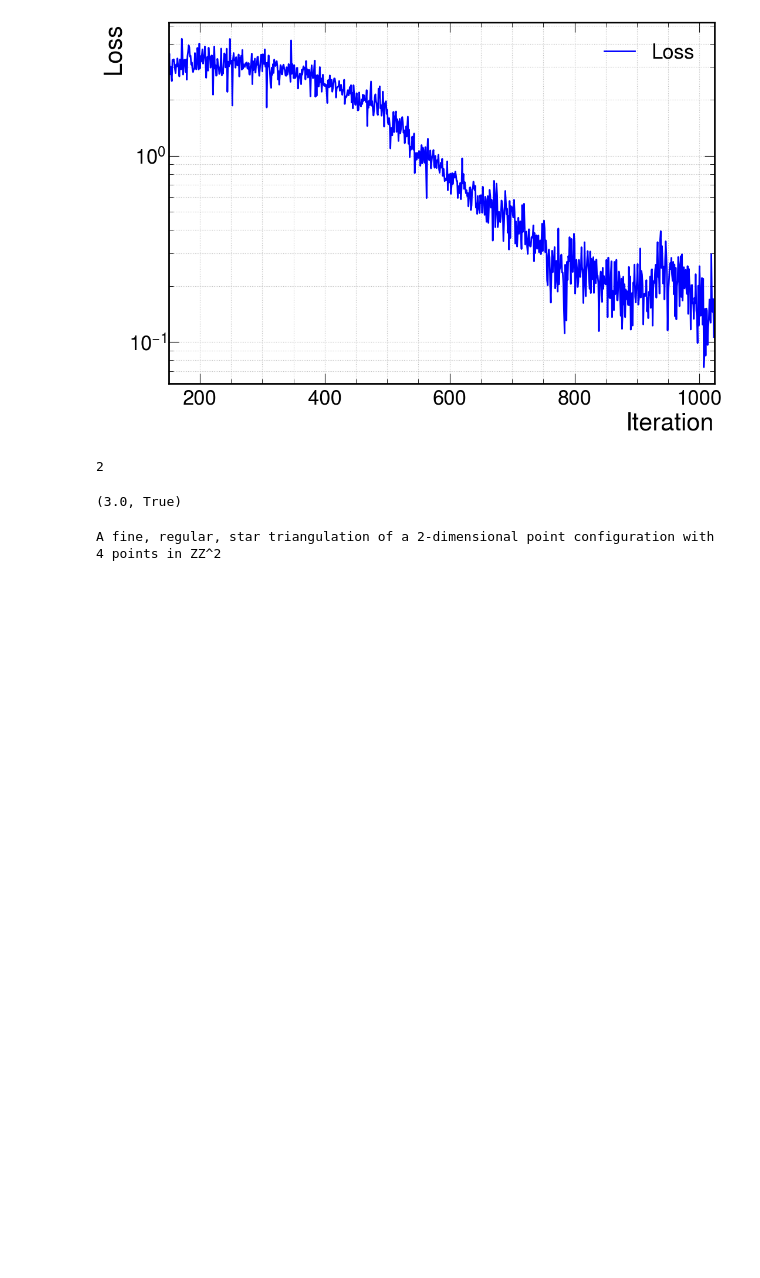
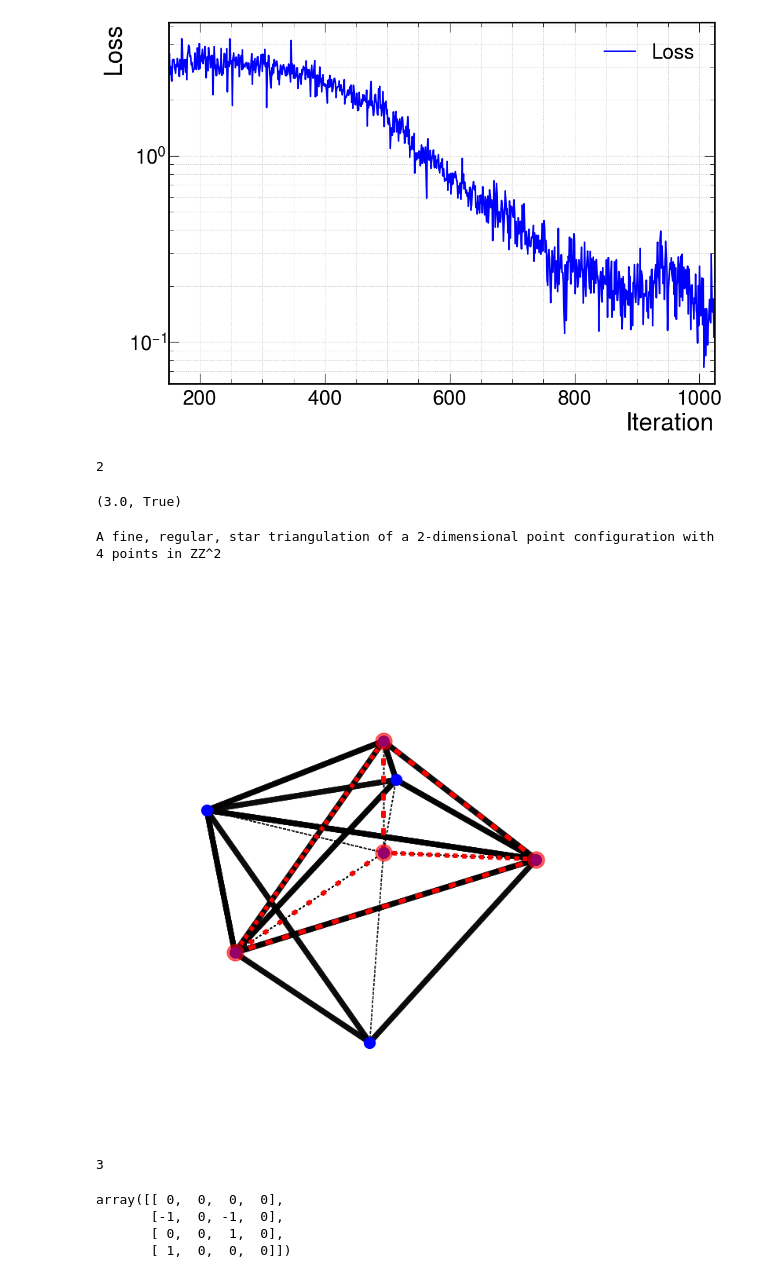
Before and after one commit to elliheyes/Triangulation-Generation, a Jupyter notebook: RL_fib_and_triang.ipynb, the cells around one changed output. Cells and saved outputs as stored; diff of their text form; code cells hidden in the pictures; blank space fills up the shorter version.

Commit message:
Added visualization of the fibration structure. Bugfixes

```diff
--- a/RL_fib_and_triang.ipynb
+++ b/RL_fib_and_triang.ipynb
@@ -403,7 +403,7 @@ class FibrationTriangulationEnvironment(object):
         if FRST == 1 and is_reflexive:
             t_src = self.combine_triangulation(state[0])
             r_compatibility += 1
-            for t in t_src.neighbor_triangulations() + [t_src]:
+            for t in t_src.neighbor_triangulations(backend='cgal') + [t_src]:
                 if not t.is_star(): continue
                 vertices = self._s_env.intersect(state[1])
 
@@ -771,3 +771,66 @@ for t in t_src.neighbor_triangulations() + [t_src]:
             break
 # %% [output]
 A fine, regular, star triangulation of a 2-dimensional point configuration with 4 points in ZZ^2
+# %%
+fig = plt.figure(figsize=(9,9))
+ax = fig.add_subplot(111, projection='3d')
+
+pts = p.points_not_interior_to_facets()[:,:3]
+
+pts_sub = Polytope(vertices).points()
+
+
+
+def plot(simplices, p, params = None, mask_internal_edges=False):
+    for i, simplex in enumerate(simplices):
+        for j in range(len(simplex)):
+            for k in range(len(simplex)):
+                # if j == k: continue
+                facet_j = lambda j: p[simplex[j % len(simplex)]]
+
+                if params is None:
+                    params = {
+                        'c': 'k',
+                        'linewidth': '5'}
+
+                current_params = deepcopy(params)
+
+                if mask_internal_edges:
+                    if np.max(np.abs(facet_j(j))) == 0 or np.max(np.abs(facet_j(j+k))) ==0:
+                        current_params['linestyle'] = '-'
+                        current_params['linewidth'] /= 5
+                        current_params['dashes'] = (1,3)
+
+                ax.plot(
+                    [facet_j(j)[0], facet_j(j+k)[0]],
+                    [facet_j(j)[1], facet_j(j+k)[1]],
+                    [facet_j(j)[2], facet_j(j+k)[2]], **current_params)
+
+
+
+plot(t.simplices(), pts, params={'c': 'k', 'linewidth': 5, 'alpha': 0.4}, mask_internal_edges=True)
+plot(t_sub.simplices(), pts_sub, params={'c': 'r', 'linestyle': '--', 'dashes': (1,3), 'linewidth': 4}, mask_internal_edges=False)
+
+
+
+ax.plot(pts[:,0], pts[:,1], pts[:,2], 'bo', markersize=10)
+ax.plot(pts_sub[:,0], pts_sub[:,1], pts_sub[:,2], 'ro', markersize=15, alpha=0.6)
+
+
+ax.set_axis_off()
+
+ax.view_init(elev=30, azim=-85, roll=0)
+plt.savefig("fibration_example_h11_5_masked_edges.pdf", bbox_inches='tight')
+# %% [output]
+[figure, added]
+# %%
+p.h11(lattice='N')
+# %% [output]
+3
+# %%
+Polytope(vertices).points()
+# %% [output]
+array([[ 0,  0,  0,  0],
+       [-1,  0, -1,  0],
+       [ 0,  0,  1,  0],
+       [ 1,  0,  0,  0]])
```
Also changed, not shown: parts of 2 cells of this notebook.
